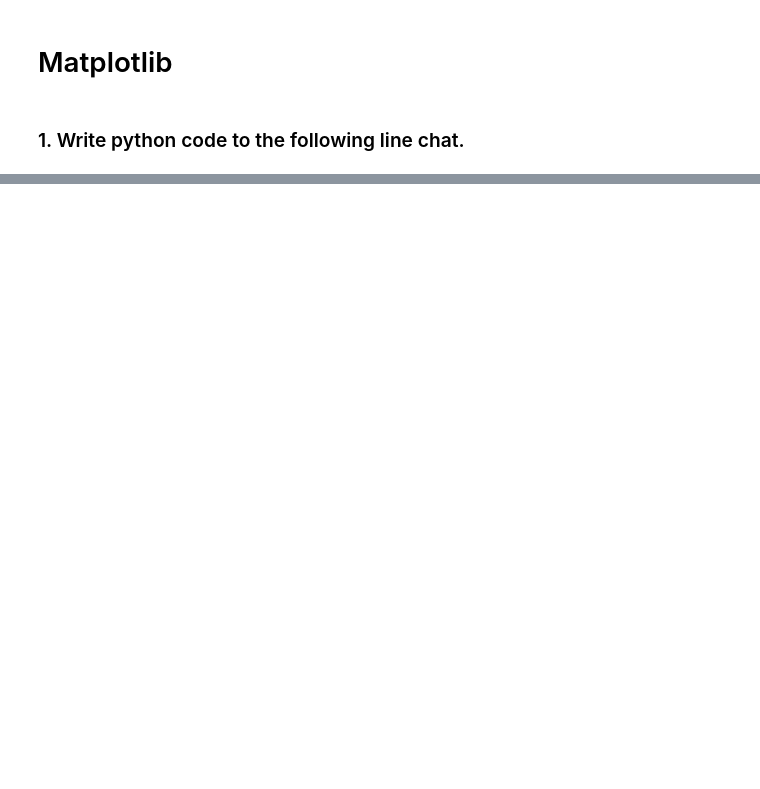
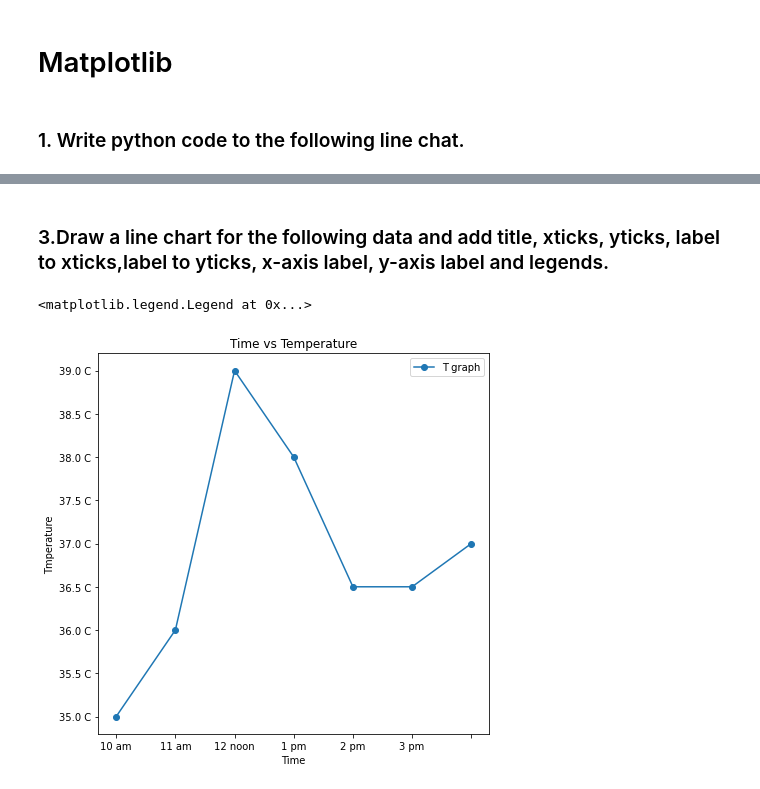
Before and after one commit to Hrithik2212/Python-Advanced-, a Jupyter notebook: DA lab/Ass9.ipynb, the cells around one changed output, grey strips where cells are left out. Cells and saved outputs as stored; diff of their text form; code cells hidden in the pictures; blank space fills up the shorter version.

```diff
--- a/DA lab/Ass9.ipynb
+++ b/DA lab/Ass9.ipynb
@@ -19,0 +44,21 @@ plt.ylim(0,25)
+# %% [markdown]
+### 3.Draw a line chart for the following data and add title, xticks, yticks, label to xticks,label to yticks, x-axis label, y-axis label and legends.
+# %%
+fig = plt.figure(figsize=(7,7))
+ax = fig.add_subplot(111)
+Time = ['9 am','10 am','11 am','12 noon','1 pm','2 pm','3 pm']
+Temperature = [35,36,39,38,36.5,36.5,37]
+T = []
+for i in range(345,395,5):
+    a =str(i/10)+' C'
+    T.append(a)
+ax.plot(Temperature,'o-',label='T graph',)
+ax.set_xticklabels(Time);
+ax.set_yticklabels(T);
+ax.set_xlabel('Time')
+ax.set_ylabel('Tmperature')
+ax.set_title('Time vs Temperature')
+ax.legend()
+# %% [output]
+<matplotlib.legend.Legend at 0x...>
+[figure, added]
```
Also changed, not shown: parts of 7 cells of this notebook.
